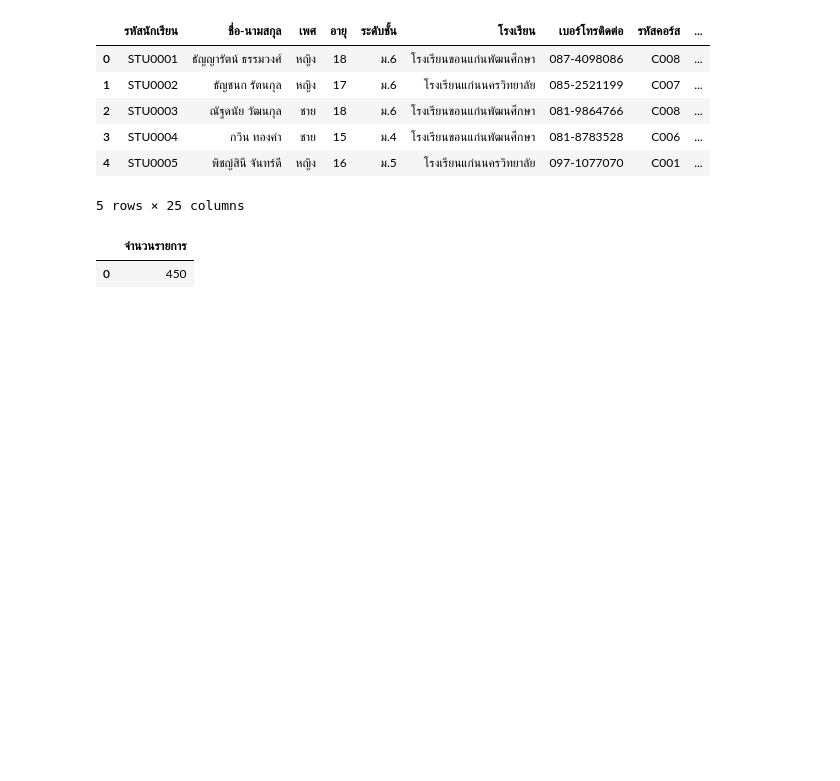
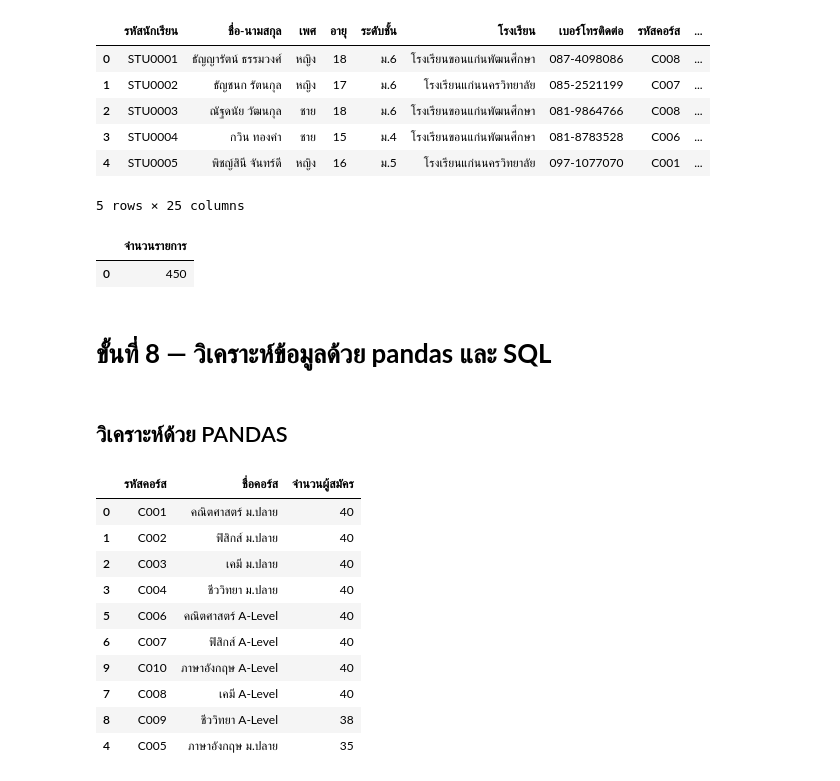
Before and after one commit to stylekkm051049-bit/Project, a Jupyter notebook: กลุ่ม11โรงเรียนกวดวิชา.ipynb, the cells around one changed output. Cells and saved outputs as stored; diff of their text form; code cells hidden in the pictures; blank space fills up the shorter version.

```diff
--- a/กลุ่ม11โรงเรียนกวดวิชา.ipynb
+++ b/กลุ่ม11โรงเรียนกวดวิชา.ipynb
@@ -1014,3 +1014,32 @@ display(check_count)
 # %% [output]
 |  | จำนวนรายการ |
 | 0 | 450 |
+# %% [markdown]
+# **ขั้นที่ 8 — วิเคราะห์ข้อมูลด้วย pandas และ SQL**
+# %% [markdown]
+## วิเคราะห์ด้วย PANDAS
+# %%
+# คอร์สไหนมีผู้สมัครมากที่สุด
+q1_pandas = (
+    registration_df[
+        registration_df["สถานะการลงทะเบียน"] == "ลงทะเบียนสำเร็จ"
+    ]
+    .groupby(["รหัสคอร์ส", "ชื่อคอร์ส"])
+    .size()
+    .reset_index(name="จำนวนผู้สมัคร")
+    .sort_values("จำนวนผู้สมัคร", ascending=False)
+)
+
+display(q1_pandas)
+# %% [output]
+|  | รหัสคอร์ส | ชื่อคอร์ส | จำนวนผู้สมัคร |
+| 0 | C001 | คณิตศาสตร์ ม.ปลาย | 40 |
+| 1 | C002 | ฟิสิกส์ ม.ปลาย | 40 |
+| 2 | C003 | เคมี ม.ปลาย | 40 |
+| 3 | C004 | ชีววิทยา ม.ปลาย | 40 |
+| 5 | C006 | คณิตศาสตร์ A-Level | 40 |
+| 6 | C007 | ฟิสิกส์ A-Level | 40 |
+| 9 | C010 | ภาษาอังกฤษ A-Level | 40 |
+| 7 | C008 | เคมี A-Level | 40 |
+| 8 | C009 | ชีววิทยา A-Level | 38 |
+| 4 | C005 | ภาษาอังกฤษ ม.ปลาย | 35 |
```
Also changed, not shown: parts of 3 cells of this notebook.
